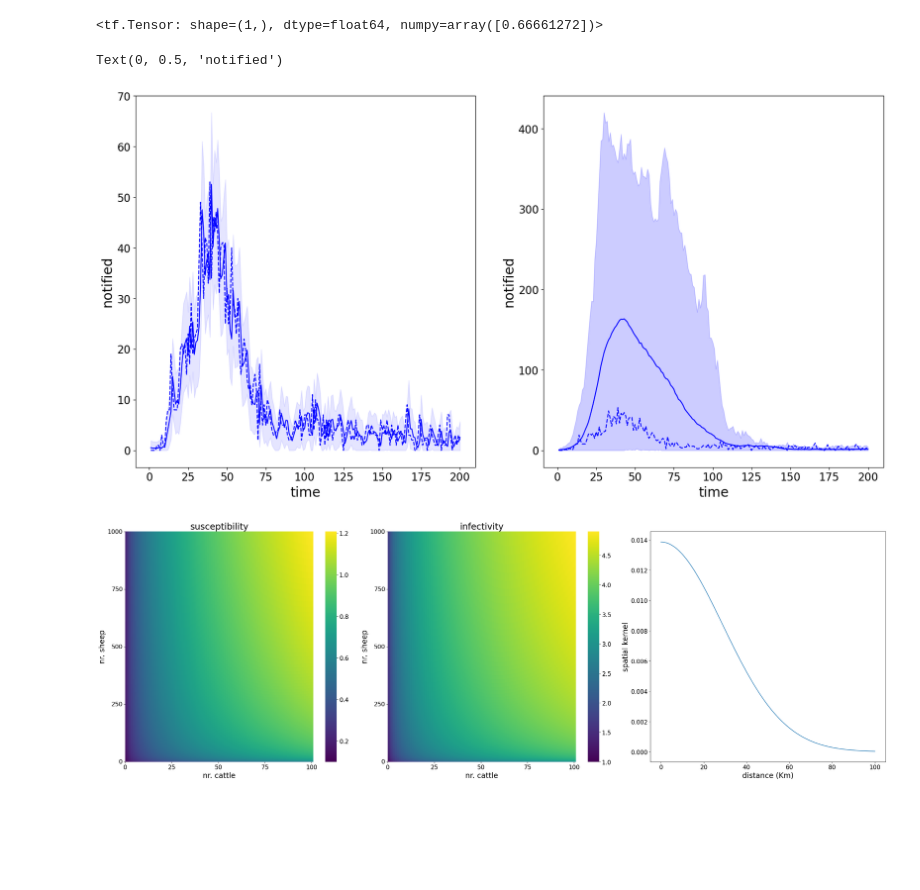
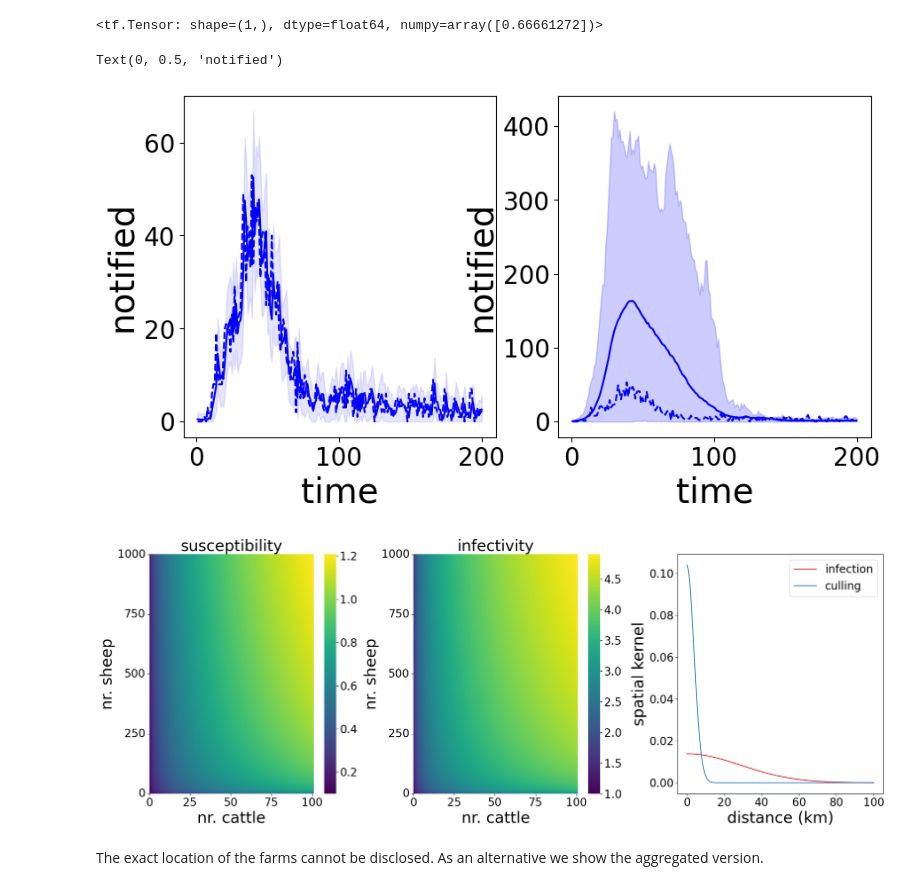
Before and after one commit to LorenzoRimella/CAL, a Jupyter notebook: figures.ipynb, the cells around one changed output. Cells and saved outputs as stored; diff of their text form; code cells hidden in the pictures; blank space fills up the shorter version.

```diff
--- a/figures.ipynb
+++ b/figures.ipynb
@@ -18,13 +18,13 @@ import matplotlib.transforms as transforms
 import matplotlib.cm as cm
 
 # Set font properties for ticks
-plt.rcParams['xtick.labelsize'] = 16  # Font size of x-axis tick labels
-plt.rcParams['ytick.labelsize'] = 16  # Font size of y-axis tick labels
+plt.rcParams['xtick.labelsize'] = 20  # Font size of x-axis tick labels
+plt.rcParams['ytick.labelsize'] = 20  # Font size of y-axis tick labels
 
 # Set font properties for labels
-plt.rcParams['axes.labelsize'] = 20  # Font size of axis labels
+plt.rcParams['axes.labelsize'] = 28  # Font size of axis labels
 
 # Set font properties for title
-plt.rcParams['axes.titlesize'] = 24  # Font size of titlea
+plt.rcParams['axes.titlesize'] = 28  # Font size of titlea
 
-plt.rcParams['legend.fontsize'] = 16
+plt.rcParams['legend.fontsize'] = 20
@@ -806,16 +629,13 @@ ylabel_dict = {#"logit_prior_infection": r"$\text{logit}(\pi_{n,0})$",
 		"log_gamma":r"$\log(\gamma)$", "log_psi":r"$\log(\psi)$", "log_rho":r"$\log(\rho)$","log_epsilon":r"$\log(\epsilon)$",
 		"logit_prob_I_testing":r"$q_I$"}
 
-
-fig, ax = plt.subplots(int(len(learning_parameters.keys())/2), 2, figsize = (6*2, 3*int(len(learning_parameters.keys())/2)), sharex=True)
-
 list_best_param = []
 list_best_loss = []
 
 best_initial = []
 
 for test in range(10):
-	output_path = "Data/FM/Output_"+str(test)+"/"
+	output_path = "Data/FM/FM/Output_"+str(test)+"/"
 	loss_file_name       = "FM_loss.npy"
 
 	loss       = np.load(output_path+loss_file_name,       allow_pickle=False)
@@ -835,15 +655,4 @@ for test in range(10):
 
 			dict_best_param[key] = optim_parameters[best_index,-1,:]
 
-			ax[i,j].plot(optim_parameters[best_index,:,:], color = "blue")
-
-			ax[i,j].set_ylabel(ylabel_dict[list(learning_parameters.keys())[2*i+j]])
-
-	# key = "log_epsilon"#
-	# optim_parameters_file_name = "FM_parameters_"+key+".npy"
-	# optim_parameters = np.load(output_path+optim_parameters_file_name)[...,0]
-	# dict_best_param[key] = optim_parameters[-1,-1]
-
 	list_best_param.append(dict_best_param)
-
-	# plt.savefig('Figures/graph_inference.png', format='png', dpi=300)
@@ -910,9 +692,5 @@ SIR = FM_SIR(local_autorities_covariates, communities, farms_covariates)
 # %%
-fig, ax = plt.subplots(1, 2, figsize = (20, 10))
-
-
-Y = tf.convert_to_tensor(np.load("Data/FM/cut_Y_FM.npy"), dtype = tf.float32)
-Y_list_stack = np.load("Data/FM/Y_FM_list_stack.npy")
+fig, ax = plt.subplots(1, 2, figsize = (10, 5))
 
 time = np.linspace(1, 200, 200)
 ax[1].plot(time, np.mean(Y_list_stack, axis = 0), color = "blue", )
@@ -920,8 +698,6 @@ ax[1].fill_between(time, np.quantile(Y_list_stack, (0.025, 0.975), axis = 0)[0,:
 ax[1].plot(time, tf.reduce_sum(Y, axis = 1)[:200, 2], color = "blue", linestyle='dashed')
 ax[1].set_xlabel("time")
 ax[1].set_ylabel("notified")
-
-Pi, Mu, Log_likelihood = CAL(SIR, parameters, Y)
 
 ax[0].plot(time, tf.reduce_sum(Y, axis = 1)[:200,2], color = "blue", linestyle='dashed')
 ax[0].plot(time, tf.reduce_sum(Mu, axis = 1)[:200,2], color = "blue", )
@@ -932,8 +708,6 @@ upper = tf.reduce_sum(Mu, axis = 1)[:200,2] + 1.96*tf.math.sqrt(tf.reduce_sum(Mu
 ax[0].fill_between(time, lower, upper, color = "blue", alpha=0.1)
 ax[0].set_xlabel("time")
 ax[0].set_ylabel("notified")
-
-# plt.savefig('Figures/FM_predictive.png', format='png', dpi=100)
 # %% [output]
 Text(0, 0.5, 'notified')
-[figure, old version]
+[figure, new version]
@@ -979,40 +728,45 @@ X, Y = np.meshgrid(np.log(1+x), np.log(1+y))
 Z1 = f(parameters, X, Y)/10
 Z2 = h(parameters, X, Y)
 
-fig, (ax1, ax2, ax3) = plt.subplots(1, 3, figsize=(30, 10))
+fig, (ax1, ax2, ax3) = plt.subplots(1, 3, figsize=(20, 7.5))
 
 sns.heatmap(Z1, ax=ax1, cmap='viridis') #, origin = "lower")
 ax1.set_title('susceptibility')
 ax1.set_xlabel('nr. cattle')
 ax1.set_ylabel('nr. sheep')
 
 # Set the x and y axis ticks to match x and y values
 ax1.set_xticks(np.linspace(0, len(x)-1, num=5))  # 5 evenly spaced ticks
 ax1.set_xticklabels(np.linspace(x.min(), x.max(), num=5).astype(int), rotation=0)
 ax1.set_yticks(np.linspace(0, len(y)-1, num=5)[::-1])  # 5 evenly spaced ticks
 ax1.set_yticklabels(np.linspace(y.min(), y.max(), num=5)[::-1].astype(int))
 
 sns.heatmap(Z2, ax=ax2, cmap='viridis') #, origin = "lower")
 ax2.set_title('infectivity')
 ax2.set_xlabel('nr. cattle')
 ax2.set_ylabel('nr. sheep')
 
 # Set the x and y axis ticks to match x and y values
 ax2.set_xticks(np.linspace(0, len(x)-1, num=5))  # 5 evenly spaced ticks
 ax2.set_xticklabels(np.linspace(x.min(), x.max(), num=5).astype(int), rotation=0)
 ax2.set_yticks(np.linspace(0, len(y)-1, num=5))  # 5 evenly spaced ticks
 ax2.set_yticklabels(np.linspace(y.min(), y.max(), num=5).astype(int))
 
 ax1.invert_yaxis()
 ax2.invert_yaxis()
 
 
-ax3.plot(np.linspace(0, 100, 1000), tfp.distributions.Normal(loc = 0, scale = tf.math.exp(parameters["log_phi"])).prob(np.linspace(0, 100, 1000)))
-# ax3.set_xticks(np.linspace(0, 20, num=5))
-ax3.set_xlabel("distance (Km)")
+ax3.plot(np.linspace(0, 100, 1000), tfp.distributions.Normal(loc = 0, scale = tf.math.exp(parameters["log_phi"])).prob(np.linspace(0, 100, 1000)), color = "#d7191c", label = "infection")
+ax3.set_xlabel("distance (km)")
 ax3.set_ylabel("spatial kernel")
 fig.tight_layout()
 
-# plt.savefig('Figures/FM_susc_inf_spat.png', format='png', dpi=100)
+ax3.plot(np.linspace(0, 100, 1000), tfp.distributions.Normal(loc = 0, scale = tf.math.exp(parameters["log_psi"])).prob(np.linspace(0, 100, 1000)), color = "#2c7bb6", label = "culling")
+ax3.set_xlabel("distance (km)")
+ax3.set_ylabel("spatial kernel")
+ax3.legend()
+
+
+fig.tight_layout()
 # %% [output]
-[figure, old version]
+[figure, new version]
@@ -1074,0 +773,2 @@ fig.tight_layout()
+# %% [markdown]
+The exact location of the farms cannot be disclosed. As an alternative we show the aggregated version.
```
Also changed, not shown: parts of 30 cells of this notebook, 4 other files.
